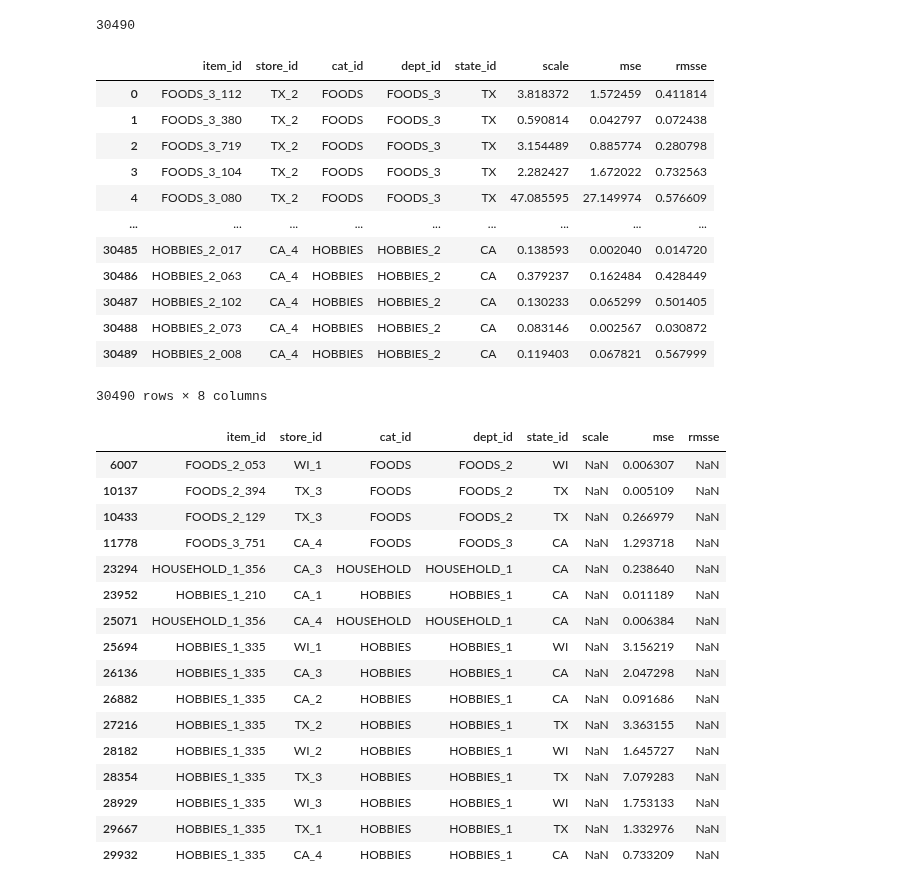
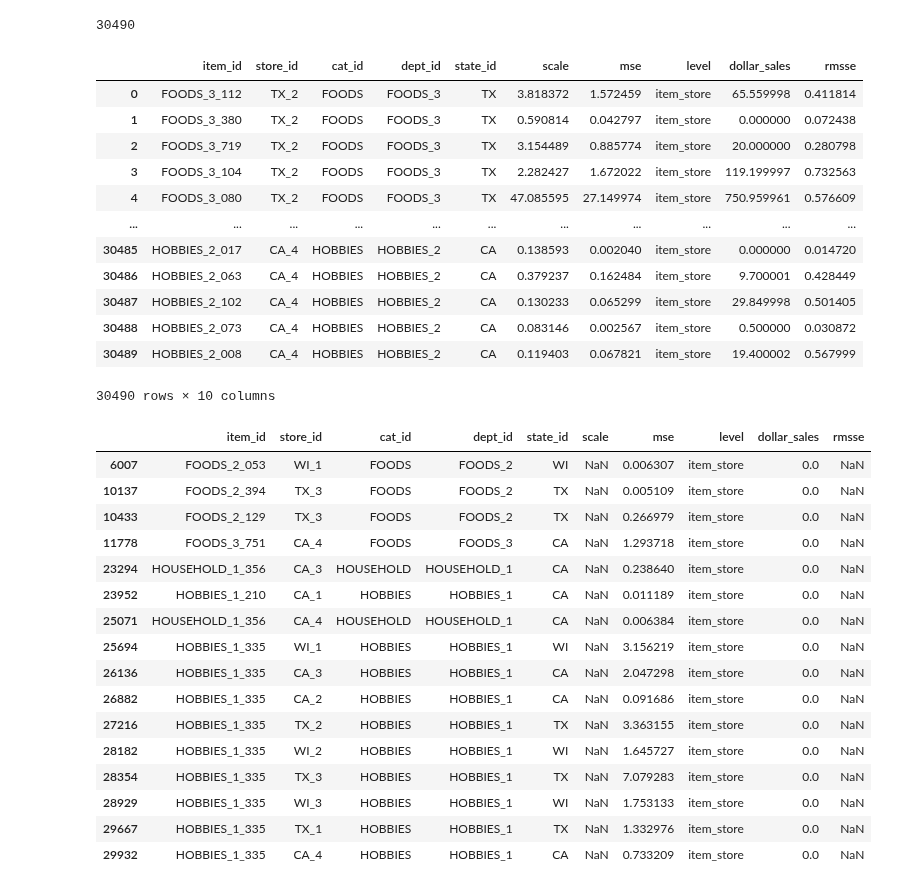
Before and after one commit to surekhag28/m5-demand-forecasting, a Jupyter notebook: notebooks/error_analysis.ipynb, the cells around one changed output. Drawn from its saved outputs; the diff is of its cells as text; code cells hidden in the pictures.

Commit message:
training ml model

```diff
--- a/notebooks/error_analysis.ipynb
+++ b/notebooks/error_analysis.ipynb
@@ -200,7 +200,8 @@ test_df.head()
 | 4 | FOODS_3_080 | TX_2 | FOODS | FOODS_3 | TX | 2016-04-25 | 11 | 1.68 | 13.931995 | 13.512494 | ... |
 # %%
 scale_df = calculate_hierarchy_scales(train_df)
-mse_df = calculate_hierarchy_mse(test_df)
+weights_df = calculate_hierarchy_weights(train_df)
+mse_df = calculate_hierarchy_mse(test_df) # for ensemble
 # %%
 test_unique_df = test_df[["item_id","store_id","cat_id","dept_id","state_id","series_id"]].drop_duplicates()
 len(test_unique_df)
@@ -209,44 +210,45 @@ len(test_unique_df)
 # %%
 merge_df = test_unique_df.merge(scale_df, on="series_id", how="inner")
 merge_df = merge_df.merge(mse_df, on="series_id", how="inner")
-merge_df.drop(columns=["level_x","level_y","series_id"], inplace=True)
+merge_df = merge_df.merge(weights_df, on="series_id", how="inner")
+merge_df.drop(columns=["level_x","level_y","level","series_id"], inplace=True)
 merge_df["rmsse"] = merge_df["mse"]/merge_df["scale"]
 merge_df
 # %% [output]
-|  | item_id | store_id | cat_id | dept_id | state_id | scale | mse | rmsse |
-| 0 | FOODS_3_112 | TX_2 | FOODS | FOODS_3 | TX | 3.818372 | 1.572459 | 0.411814 |
-| 1 | FOODS_3_380 | TX_2 | FOODS | FOODS_3 | TX | 0.590814 | 0.042797 | 0.072438 |
-| 2 | FOODS_3_719 | TX_2 | FOODS | FOODS_3 | TX | 3.154489 | 0.885774 | 0.280798 |
-| 3 | FOODS_3_104 | TX_2 | FOODS | FOODS_3 | TX | 2.282427 | 1.672022 | 0.732563 |
-| 4 | FOODS_3_080 | TX_2 | FOODS | FOODS_3 | TX | 47.085595 | 27.149974 | 0.576609 |
-| ... | ... | ... | ... | ... | ... | ... | ... | ... |
-| 30485 | HOBBIES_2_017 | CA_4 | HOBBIES | HOBBIES_2 | CA | 0.138593 | 0.002040 | 0.014720 |
-| 30486 | HOBBIES_2_063 | CA_4 | HOBBIES | HOBBIES_2 | CA | 0.379237 | 0.162484 | 0.428449 |
-| 30487 | HOBBIES_2_102 | CA_4 | HOBBIES | HOBBIES_2 | CA | 0.130233 | 0.065299 | 0.501405 |
-| 30488 | HOBBIES_2_073 | CA_4 | HOBBIES | HOBBIES_2 | CA | 0.083146 | 0.002567 | 0.030872 |
-| 30489 | HOBBIES_2_008 | CA_4 | HOBBIES | HOBBIES_2 | CA | 0.119403 | 0.067821 | 0.567999 |
+|  | item_id | store_id | cat_id | dept_id | state_id | scale | mse | level | dollar_sales | rmsse |
+| 0 | FOODS_3_112 | TX_2 | FOODS | FOODS_3 | TX | 3.818372 | 1.572459 | item_store | 65.559998 | 0.411814 |
+| 1 | FOODS_3_380 | TX_2 | FOODS | FOODS_3 | TX | 0.590814 | 0.042797 | item_store | 0.000000 | 0.072438 |
+| 2 | FOODS_3_719 | TX_2 | FOODS | FOODS_3 | TX | 3.154489 | 0.885774 | item_store | 20.000000 | 0.280798 |
+| 3 | FOODS_3_104 | TX_2 | FOODS | FOODS_3 | TX | 2.282427 | 1.672022 | item_store | 119.199997 | 0.732563 |
+| 4 | FOODS_3_080 | TX_2 | FOODS | FOODS_3 | TX | 47.085595 | 27.149974 | item_store | 750.959961 | 0.576609 |
+| ... | ... | ... | ... | ... | ... | ... | ... | ... | ... | ... |
+| 30485 | HOBBIES_2_017 | CA_4 | HOBBIES | HOBBIES_2 | CA | 0.138593 | 0.002040 | item_store | 0.000000 | 0.014720 |
+| 30486 | HOBBIES_2_063 | CA_4 | HOBBIES | HOBBIES_2 | CA | 0.379237 | 0.162484 | item_store | 9.700001 | 0.428449 |
+| 30487 | HOBBIES_2_102 | CA_4 | HOBBIES | HOBBIES_2 | CA | 0.130233 | 0.065299 | item_store | 29.849998 | 0.501405 |
+| 30488 | HOBBIES_2_073 | CA_4 | HOBBIES | HOBBIES_2 | CA | 0.083146 | 0.002567 | item_store | 0.500000 | 0.030872 |
+| 30489 | HOBBIES_2_008 | CA_4 | HOBBIES | HOBBIES_2 | CA | 0.119403 | 0.067821 | item_store | 19.400002 | 0.567999 |
-30490 rows × 8 columns
+30490 rows × 10 columns
 # %%
 merge_df[merge_df["scale"].isna()]
 # there are 16 item-store combinations which has scale as zero and hence the rmsse, so I have dropped these rows for further analysis
 # %% [output]
-|  | item_id | store_id | cat_id | dept_id | state_id | scale | mse | rmsse |
-| 6007 | FOODS_2_053 | WI_1 | FOODS | FOODS_2 | WI | NaN | 0.006307 | NaN |
-| 10137 | FOODS_2_394 | TX_3 | FOODS | FOODS_2 | TX | NaN | 0.005109 | NaN |
-| 10433 | FOODS_2_129 | TX_3 | FOODS | FOODS_2 | TX | NaN | 0.266979 | NaN |
-| 11778 | FOODS_3_751 | CA_4 | FOODS | FOODS_3 | CA | NaN | 1.293718 | NaN |
-| 23294 | HOUSEHOLD_1_356 | CA_3 | HOUSEHOLD | HOUSEHOLD_1 | CA | NaN | 0.238640 | NaN |
-| 23952 | HOBBIES_1_210 | CA_1 | HOBBIES | HOBBIES_1 | CA | NaN | 0.011189 | NaN |
-| 25071 | HOUSEHOLD_1_356 | CA_4 | HOUSEHOLD | HOUSEHOLD_1 | CA | NaN | 0.006384 | NaN |
-| 25694 | HOBBIES_1_335 | WI_1 | HOBBIES | HOBBIES_1 | WI | NaN | 3.156219 | NaN |
-| 26136 | HOBBIES_1_335 | CA_3 | HOBBIES | HOBBIES_1 | CA | NaN | 2.047298 | NaN |
-| 26882 | HOBBIES_1_335 | CA_2 | HOBBIES | HOBBIES_1 | CA | NaN | 0.091686 | NaN |
-| 27216 | HOBBIES_1_335 | TX_2 | HOBBIES | HOBBIES_1 | TX | NaN | 3.363155 | NaN |
-| 28182 | HOBBIES_1_335 | WI_2 | HOBBIES | HOBBIES_1 | WI | NaN | 1.645727 | NaN |
-| 28354 | HOBBIES_1_335 | TX_3 | HOBBIES | HOBBIES_1 | TX | NaN | 7.079283 | NaN |
-| 28929 | HOBBIES_1_335 | WI_3 | HOBBIES | HOBBIES_1 | WI | NaN | 1.753133 | NaN |
-| 29667 | HOBBIES_1_335 | TX_1 | HOBBIES | HOBBIES_1 | TX | NaN | 1.332976 | NaN |
-| 29932 | HOBBIES_1_335 | CA_4 | HOBBIES | HOBBIES_1 | CA | NaN | 0.733209 | NaN |
+|  | item_id | store_id | cat_id | dept_id | state_id | scale | mse | level | dollar_sales | rmsse |
+| 6007 | FOODS_2_053 | WI_1 | FOODS | FOODS_2 | WI | NaN | 0.006307 | item_store | 0.0 | NaN |
+| 10137 | FOODS_2_394 | TX_3 | FOODS | FOODS_2 | TX | NaN | 0.005109 | item_store | 0.0 | NaN |
+| 10433 | FOODS_2_129 | TX_3 | FOODS | FOODS_2 | TX | NaN | 0.266979 | item_store | 0.0 | NaN |
+| 11778 | FOODS_3_751 | CA_4 | FOODS | FOODS_3 | CA | NaN | 1.293718 | item_store | 0.0 | NaN |
+| 23294 | HOUSEHOLD_1_356 | CA_3 | HOUSEHOLD | HOUSEHOLD_1 | CA | NaN | 0.238640 | item_store | 0.0 | NaN |
+| 23952 | HOBBIES_1_210 | CA_1 | HOBBIES | HOBBIES_1 | CA | NaN | 0.011189 | item_store | 0.0 | NaN |
+| 25071 | HOUSEHOLD_1_356 | CA_4 | HOUSEHOLD | HOUSEHOLD_1 | CA | NaN | 0.006384 | item_store | 0.0 | NaN |
+| 25694 | HOBBIES_1_335 | WI_1 | HOBBIES | HOBBIES_1 | WI | NaN | 3.156219 | item_store | 0.0 | NaN |
+| 26136 | HOBBIES_1_335 | CA_3 | HOBBIES | HOBBIES_1 | CA | NaN | 2.047298 | item_store | 0.0 | NaN |
+| 26882 | HOBBIES_1_335 | CA_2 | HOBBIES | HOBBIES_1 | CA | NaN | 0.091686 | item_store | 0.0 | NaN |
+| 27216 | HOBBIES_1_335 | TX_2 | HOBBIES | HOBBIES_1 | TX | NaN | 3.363155 | item_store | 0.0 | NaN |
+| 28182 | HOBBIES_1_335 | WI_2 | HOBBIES | HOBBIES_1 | WI | NaN | 1.645727 | item_store | 0.0 | NaN |
+| 28354 | HOBBIES_1_335 | TX_3 | HOBBIES | HOBBIES_1 | TX | NaN | 7.079283 | item_store | 0.0 | NaN |
+| 28929 | HOBBIES_1_335 | WI_3 | HOBBIES | HOBBIES_1 | WI | NaN | 1.753133 | item_store | 0.0 | NaN |
+| 29667 | HOBBIES_1_335 | TX_1 | HOBBIES | HOBBIES_1 | TX | NaN | 1.332976 | item_store | 0.0 | NaN |
+| 29932 | HOBBIES_1_335 | CA_4 | HOBBIES | HOBBIES_1 | CA | NaN | 0.733209 | item_store | 0.0 | NaN |
 # %%
 merge_df = merge_df.dropna()
 # %%
```
Also changed, not shown: parts of 18 cells of this notebook, 7 other files.
